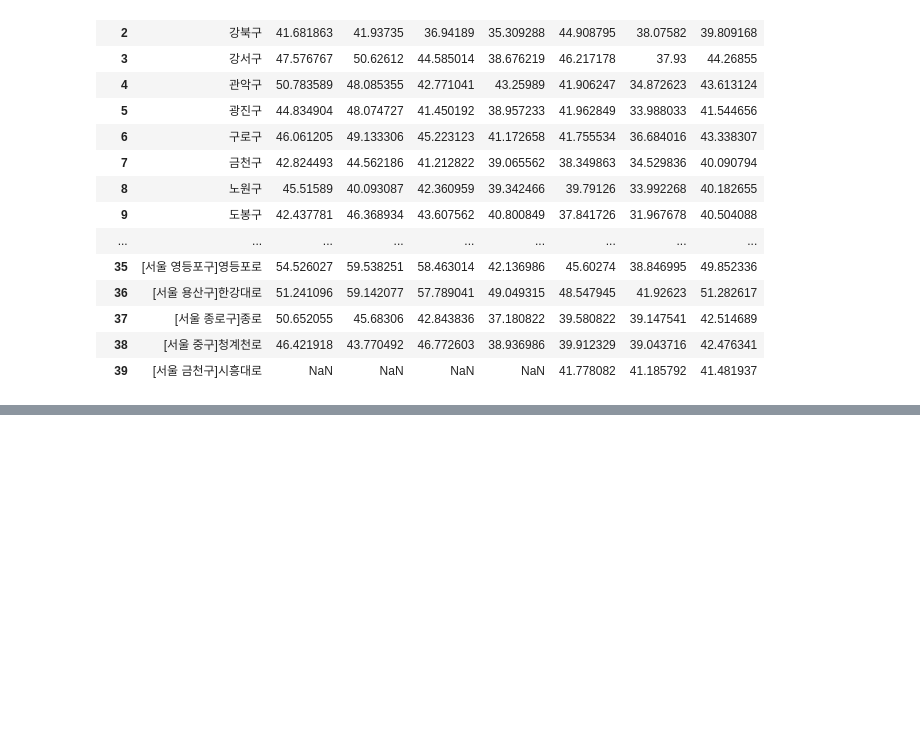
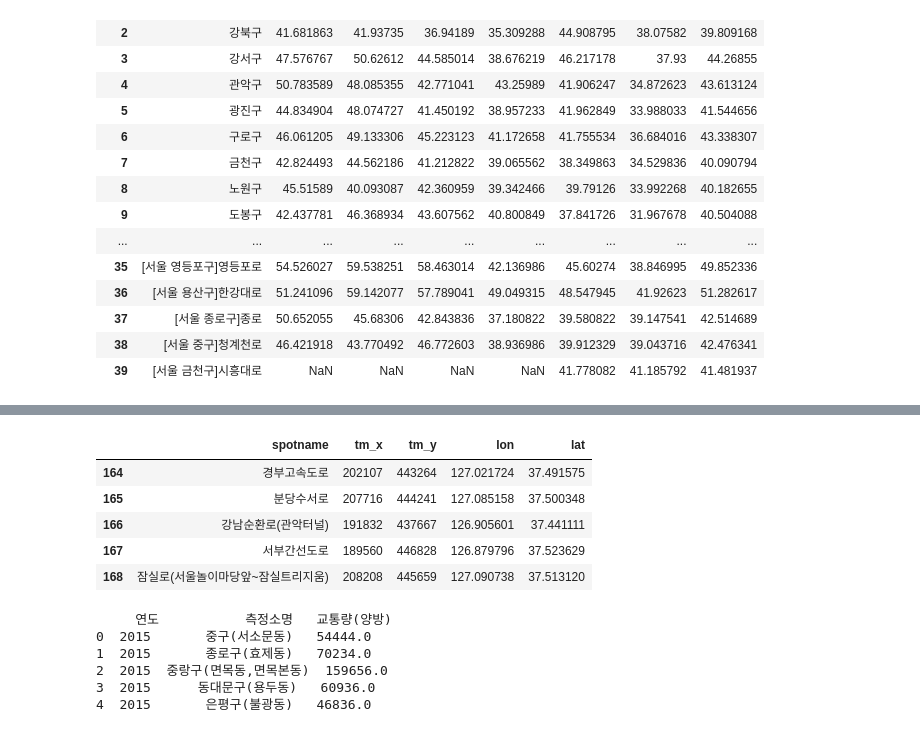
Before and after one commit to MyChoYS/K_TIL, a Jupyter notebook: python/PYDATAexam/project_python_etc.ipynb, the cells around one changed output, grey strips where cells are left out. Saved outputs shown, nothing was run; the diff lists cells and outputs as text; code cells hidden in the pictures; blank space fills up the shorter version.

Commit message:
trafic 지도시각화

```diff
--- a/python/PYDATAexam/project_python_etc.ipynb
+++ b/python/PYDATAexam/project_python_etc.ipynb
@@ -106,3 +115,24 @@ display(map)
 map.save('output/misegu.html')
 # %% [output]
 [interactive output not drawn]
+# %%
+key = '74474a754173696e3533784e687a65'
+contentType = 'xml'
+url = 'http://openapi.seoul.go.kr:8088/74474a754173696e3533784e687a65/xml/SpotInfo/1/1000/'
+res = req.urlopen(url)
+soup = BeautifulSoup(res.read().decode('utf-8'), features="xml")
+print(url)
+#print(soup.prettify())
+print(soup)
+# %%
+spotinfo = []
+
+for itemList in soup.find_all('row') :
+    spot_nm = itemList.find('spot_nm').string
+    grs80tm_x = itemList.find('grs80tm_x').string
+    grs80tm_y = itemList.find('grs80tm_y').string
+    spotinfo.append((spot_nm, grs80tm_x, grs80tm_y))
+# %%
+spotinfo = pd.DataFrame(spotinfo)
+spotinfo.columns = ['spotname','tm_x','tm_y']
+print(spotinfo)
@@ -108,0 +154,37 @@ map.save('output/misegu.html')
+# %%
+#tm좌표 위도,경도로 변환하기
+proj_1 = Proj(init='epsg:2097')
+proj_2 = Proj(init='epsg:4326')
+
+DataFrame = spotinfo.copy()
+x_list = []
+y_list = []
+
+for idx, row in DataFrame.iterrows():
+    x, y = row['tm_x'], row['tm_y']
+    x_, y_ = transform(proj_1, proj_2, x, y)
+    x_list.append(x_)
+    y_list.append(y_)
+spotinfo['lon'] = x_list
+spotinfo['lat'] = y_list
+
+spotinfo.tail()
+# %% [output]
+|  | spotname | tm_x | tm_y | lon | lat |
+| 164 | 경부고속도로 | 202107 | 443264 | 127.021724 | 37.491575 |
+| 165 | 분당수서로 | 207716 | 444241 | 127.085158 | 37.500348 |
+| 166 | 강남순환로(관악터널) | 191832 | 437667 | 126.905601 | 37.441111 |
+| 167 | 서부간선도로 | 189560 | 446828 | 126.879796 | 37.523629 |
+| 168 | 잠실로(서울놀이마당앞~잠실트리지움) | 208208 | 445659 | 127.090738 | 37.513120 |
+# %%
+#trafic
+trafic = pd.read_excel('data/6년평균교통량.xlsx')
+trafic.drop('no',inplace=True,axis=1)
+print(trafic.head())
+# %% [output]
+     연도           측정소명   교통량(양방)
+0  2015       중구(서소문동)   54444.0
+1  2015       종로구(효제동)   70234.0
+2  2015  중랑구(면목동,면목본동)  159656.0
+3  2015      동대문구(용두동)   60936.0
+4  2015       은평구(불광동)   46836.0
```
Also changed, not shown: parts of 5 cells of this notebook, 4 other files.
